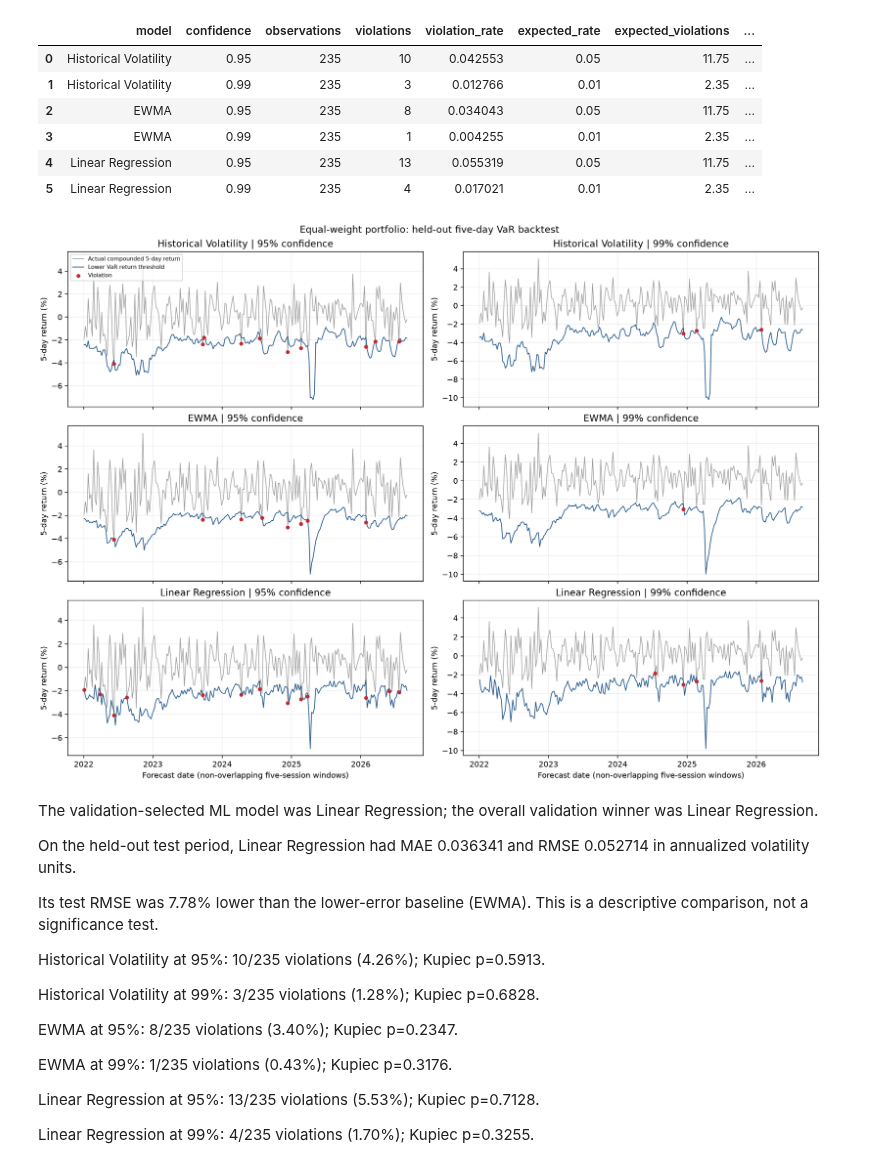
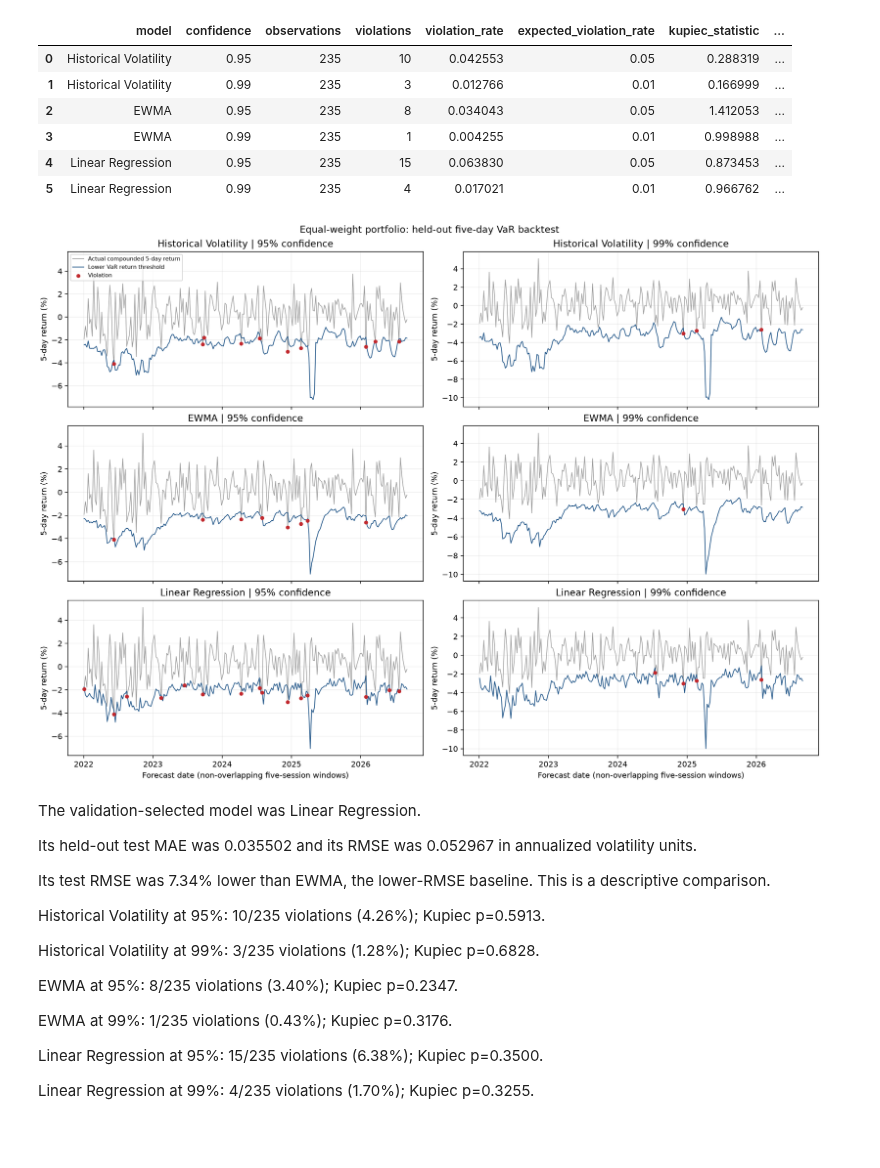
Before and after one commit to albalin11/ml-driven-portfolio-risk-analytics, a Jupyter notebook: notebooks/05_results_and_discussion.ipynb, the cells around one changed output. Drawn from its saved outputs; the diff is of its cells as text; code cells hidden in the pictures; blank space fills up the shorter version.

```diff
--- a/notebooks/05_results_and_discussion.ipynb
+++ b/notebooks/05_results_and_discussion.ipynb
@@ -105,35 +155,47 @@ treat these as exploratory diagnostics. Few expected 99% violations make inferen
 # %%
 display(backtests)
 display(Image(filename=str(FIGURE_DIR / 'var_violations.png')))
-selected_name = selection['selected_ml_model']
-selected_test = test.set_index('model').loc[selected_name]
-best_baseline = test.loc[test.model.isin(['Historical Volatility', 'EWMA'])].sort_values('RMSE').iloc[0]
-relative_rmse = (selected_test.RMSE / best_baseline.RMSE - 1)*100
-direction = 'higher' if relative_rmse >= 0 else 'lower'
-findings = [
-    f"The validation-selected ML model was {selected_name}; the overall validation winner was {selection['overall_validation_winner']}.",
-    f"On the held-out test period, {selected_name} had MAE {selected_test.MAE:.6f} and RMSE {selected_test.RMSE:.6f} in annualized volatility units.",
-    f"Its test RMSE was {abs(relative_rmse):.2f}% {direction} than the lower-error baseline ({best_baseline['model']}). This is a descriptive comparison, not a significance test.",
+
+selected_model = selection['selected_ml_model']
+selected_test = test.set_index('model').loc[selected_model]
+baseline_test = test[test['model'].isin(['Historical Volatility', 'EWMA'])]
+best_baseline = baseline_test.sort_values('RMSE').iloc[0]
+relative_rmse = (selected_test['RMSE'] / best_baseline['RMSE'] - 1) * 100
+
+finding_lines = [
+    f"The validation-selected model was {selected_model}.",
+    (
+        f"Its held-out test MAE was {selected_test['MAE']:.6f} and its RMSE was "
+        f"{selected_test['RMSE']:.6f} in annualized volatility units."
+    ),
+    (
+        f"Its test RMSE was {abs(relative_rmse):.2f}% "
+        f"{'lower' if relative_rmse < 0 else 'higher'} than {best_baseline['model']}, "
+        "the lower-RMSE baseline. This is a descriptive comparison."
+    ),
 ]
-for _, row in backtests.iterrows():
-    findings.append(f"{row['model']} at {row.confidence:.0%}: {int(row.violations)}/{int(row.observations)} violations ({row.violation_rate:.2%}); Kupiec p={row.kupiec_p_value:.4f}.")
-findings_text = '\n\n'.join(findings)
+for row in backtests.itertuples(index=False):
+    finding_lines.append(
+        f"{row.model} at {row.confidence:.0%}: {row.violations}/{row.observations} "
+        f"violations ({row.violation_rate:.2%}); Kupiec p={row.kupiec_p_value:.4f}."
+    )
+findings_text = '\n\n'.join(finding_lines)
 (TABLE_DIR / 'findings.md').write_text(findings_text, encoding='utf-8')
 display(Markdown(findings_text))
 # %% [output]
-|  | model | confidence | observations | violations | violation_rate | expected_rate | expected_violations | ... |
-| 0 | Historical Volatility | 0.95 | 235 | 10 | 0.042553 | 0.05 | 11.75 | ... |
-| 1 | Historical Volatility | 0.99 | 235 | 3 | 0.012766 | 0.01 | 2.35 | ... |
-| 2 | EWMA | 0.95 | 235 | 8 | 0.034043 | 0.05 | 11.75 | ... |
-| 3 | EWMA | 0.99 | 235 | 1 | 0.004255 | 0.01 | 2.35 | ... |
-| 4 | Linear Regression | 0.95 | 235 | 13 | 0.055319 | 0.05 | 11.75 | ... |
-| 5 | Linear Regression | 0.99 | 235 | 4 | 0.017021 | 0.01 | 2.35 | ... |
+|  | model | confidence | observations | violations | violation_rate | expected_violation_rate | kupiec_statistic | ... |
+| 0 | Historical Volatility | 0.95 | 235 | 10 | 0.042553 | 0.05 | 0.288319 | ... |
+| 1 | Historical Volatility | 0.99 | 235 | 3 | 0.012766 | 0.01 | 0.166999 | ... |
+| 2 | EWMA | 0.95 | 235 | 8 | 0.034043 | 0.05 | 1.412053 | ... |
+| 3 | EWMA | 0.99 | 235 | 1 | 0.004255 | 0.01 | 0.998988 | ... |
+| 4 | Linear Regression | 0.95 | 235 | 15 | 0.063830 | 0.05 | 0.873453 | ... |
+| 5 | Linear Regression | 0.99 | 235 | 4 | 0.017021 | 0.01 | 0.966762 | ... |
-[figure, old version]
+[figure, new version]
-The validation-selected ML model was Linear Regression; the overall validation winner was Linear Regression.
+The validation-selected model was Linear Regression.
 
-On the held-out test period, Linear Regression had MAE 0.036341 and RMSE 0.052714 in annualized volatility units.
+Its held-out test MAE was 0.035502 and its RMSE was 0.052967 in annualized volatility units.
 
-Its test RMSE was 7.78% lower than the lower-error baseline (EWMA). This is a descriptive comparison, not a significance test.
+Its test RMSE was 7.34% lower than EWMA, the lower-RMSE baseline. This is a descriptive comparison.
 
 Historical Volatility at 95%: 10/235 violations (4.26%); Kupiec p=0.5913.
 
@@ -143,7 +205,7 @@ EWMA at 95%: 8/235 violations (3.40%); Kupiec p=0.2347.
 
 EWMA at 99%: 1/235 violations (0.43%); Kupiec p=0.3176.
 
-Linear Regression at 95%: 13/235 violations (5.53%); Kupiec p=0.7128.
+Linear Regression at 95%: 15/235 violations (6.38%); Kupiec p=0.3500.
 
 Linear Regression at 99%: 4/235 violations (1.70%); Kupiec p=0.3255.
 # %% [markdown]
```
Also changed, not shown: parts of 9 cells of this notebook, 7 other files.
